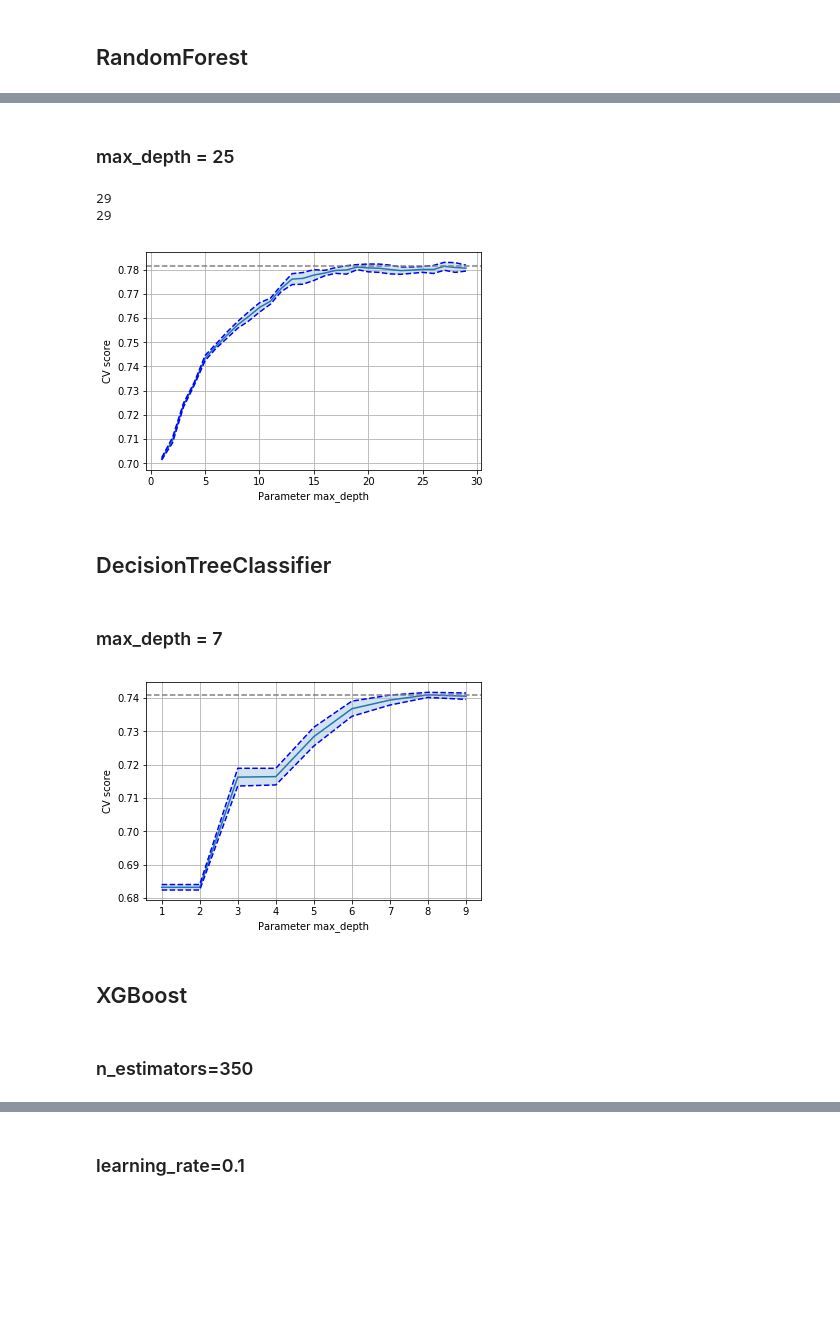
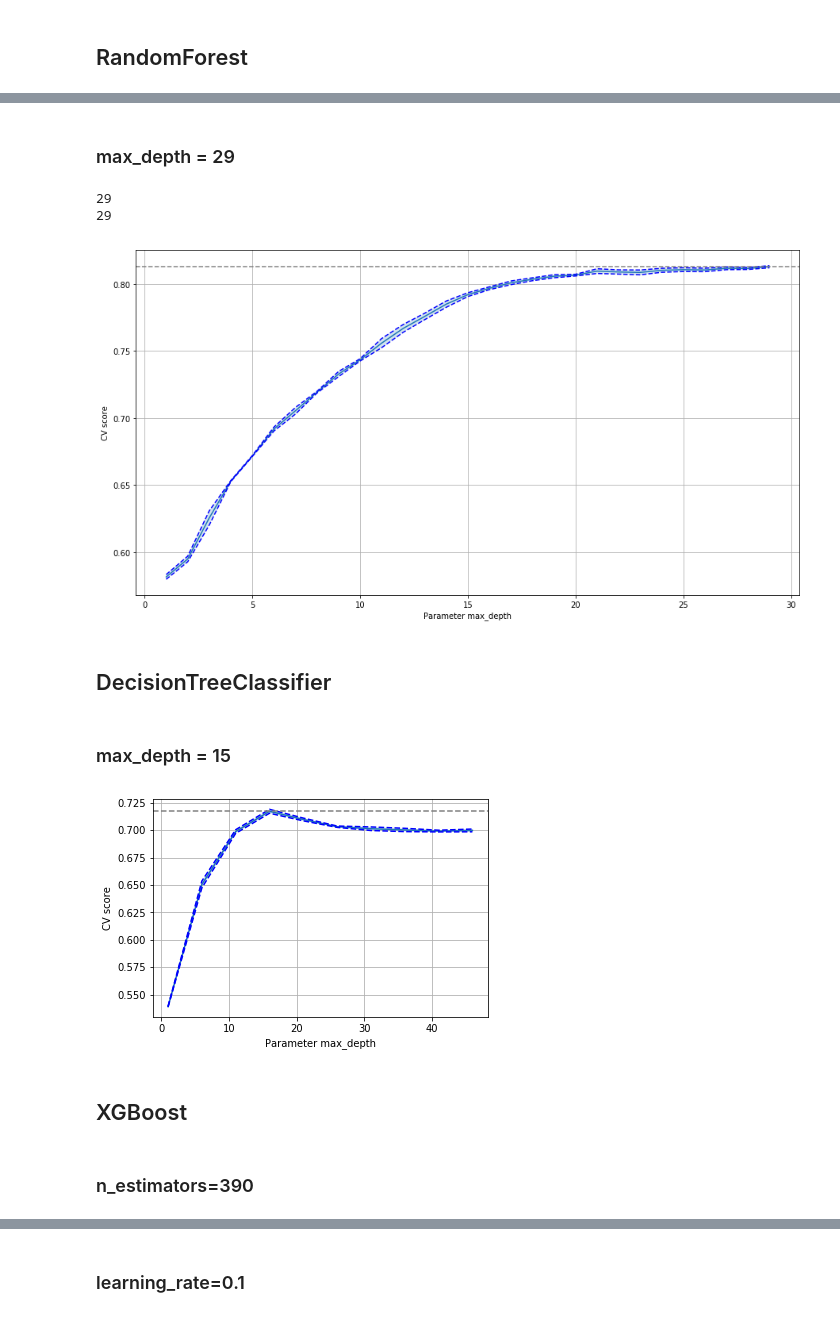
Before and after one commit to dsiervo/TFM, a Jupyter notebook: TFM/parameter_optimization.ipynb, the cells around one changed output, grey strips where cells are left out. Saved outputs shown, nothing was run; the diff lists cells and outputs as text; code cells hidden in the pictures; blank space fills up the shorter version.

```diff
--- a/TFM/parameter_optimization.ipynb
+++ b/TFM/parameter_optimization.ipynb
@@ -18,9 +18,9 @@ warnings.filterwarnings('ignore')
 %matplotlib inline
 plt.rcParams['figure.figsize'] = 15, 8
 
-path = "/home/daniel/Data/arrays/X1.txt"
+path = "/home/daniel/Data/arrays/X_CMN.txt"
 X = np.loadtxt(path)
 print(X.shape)
 # separando datos en datos de entrenamiento y datos de testeo (0.25)
-X_train, X_test, y_train, y_test = train_test_split(X[:,:-1],X[:,-1])
+X_train, X_test, y_train, y_test = train_test_split(X[:,:-1],X[:,-1], train_size=0.4)
 # %% [output]
@@ -100,5 +100,5 @@ plt.show()
 # %% [markdown]
-### max_depth = 25
+### max_depth = 29
 # %%
 parameter = "max_depth"
 alphas = range(1,30)
@@ -129,7 +129,7 @@ plt.show()
 # %% [output]
 29
 29
-[figure, old version]
+[figure, new version]
 # %%
 def find_parameters(clf, parameter, alphas, alphas2=None):
 
@@ -162,13 +162,13 @@ def find_parameters(clf, parameter, alphas, alphas2=None):
 # %% [markdown]
 ## DecisionTreeClassifier
 # %% [markdown]
-### max_depth = 7
+### max_depth = 15
 # %%
-find_parameters(DecisionTreeClassifier(), "max_depth", range(1,10))
+find_parameters(DecisionTreeClassifier(), "max_depth", range(1,50,5))
 # %% [output]
-[figure, old version]
+[figure, new version]
 # %% [markdown]
 ## XGBoost
 # %% [markdown]
-### n_estimators=350
+### n_estimators=390
 # %%
```
Also changed, not shown: parts of 17 cells of this notebook, 3 other files.
